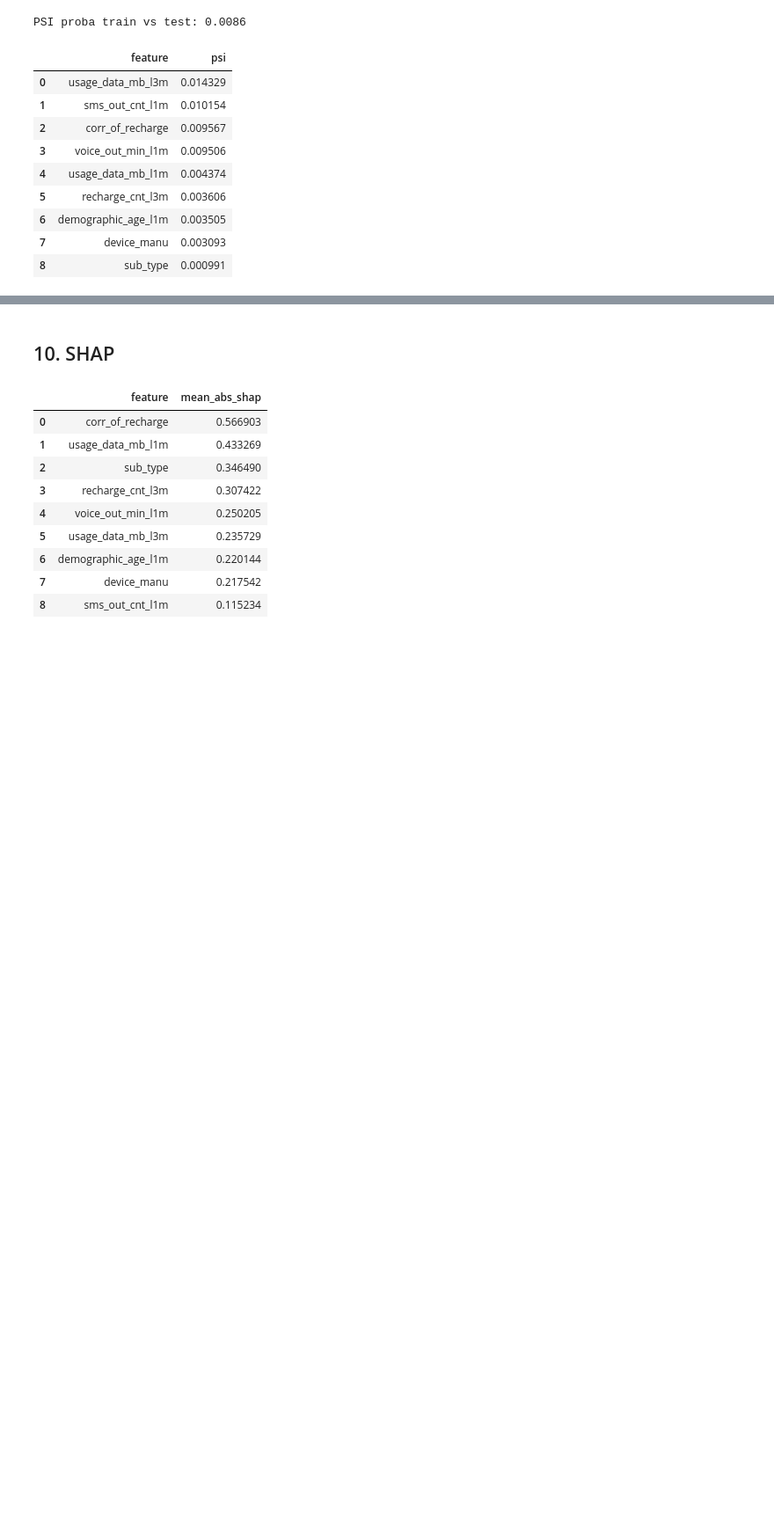
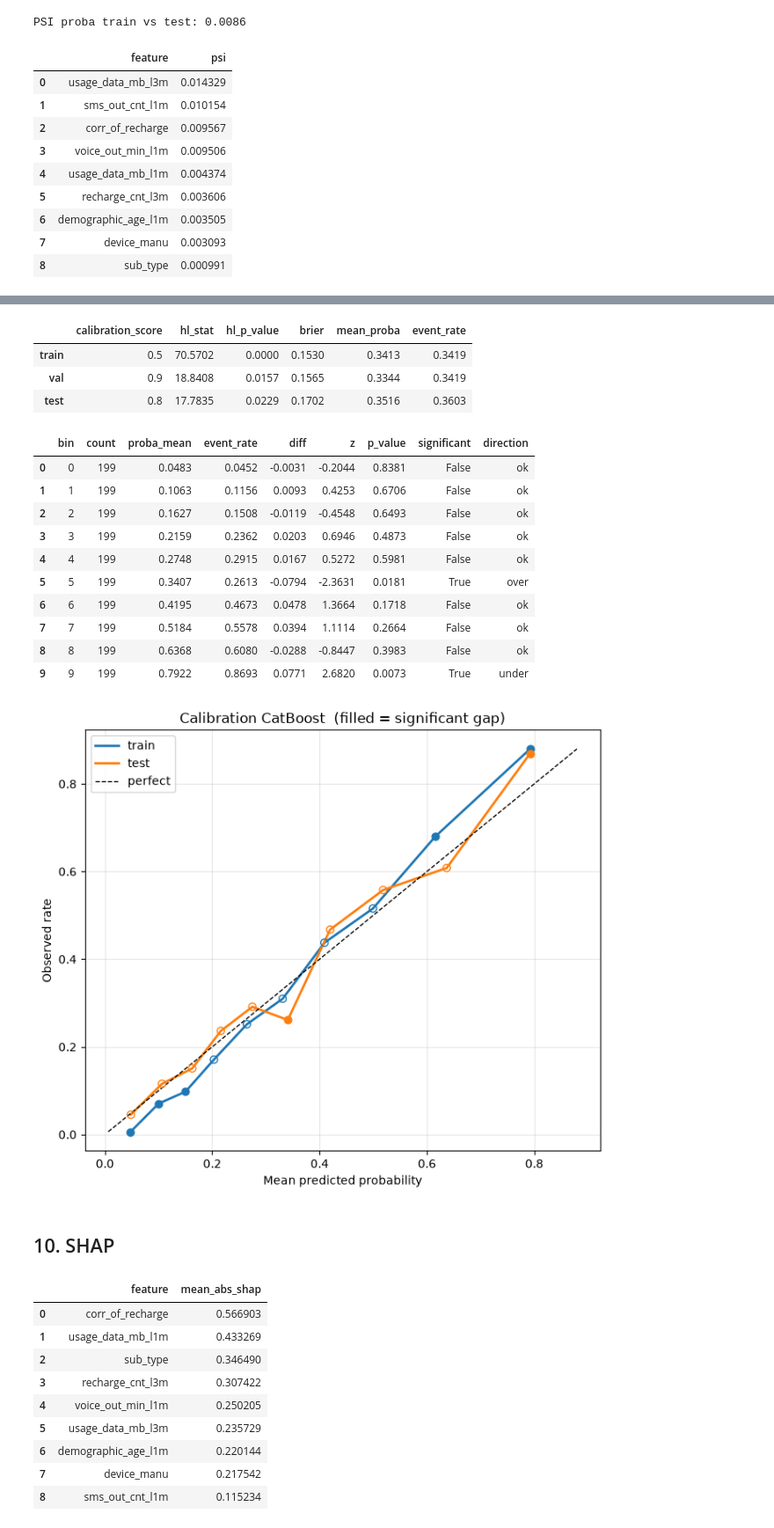
Before and after one commit to huyphan5677/train_model_standard, a Jupyter notebook: notebooks/01_train.ipynb, the cells around one changed output, grey strips where cells are left out. Shown at 88% size. Drawn from its saved outputs; the diff is of its cells as text; code cells hidden in the pictures; blank space fills up the shorter version.

```diff
--- a/notebooks/01_train.ipynb
+++ b/notebooks/01_train.ipynb
@@ -172,11 +220,11 @@ Tắt tiêu chí nào: xoá khỏi `soft_selection.criteria` trong config.
 # %%
 from train_model.feature_selection import SoftFeatureSelector
 
-hard_feats = hard.selected_features_
+stable_feats = stab.selected_features_
 soft = SoftFeatureSelector(cat_cols=CAT_COLS, **cfg.soft_selection)
-soft.fit(train[hard_feats], train[TARGET], val[hard_feats], val[TARGET])
+soft.fit(train[stable_feats], train[TARGET], val[stable_feats], val[TARGET])
 
-print(f"Giữ {len(soft.selected_)}/{len(hard_feats)} features (min_votes={soft.min_votes})")
+print(f"Giữ {len(soft.selected_)}/{len(stable_feats)} features (min_votes={soft.min_votes})")
 soft.votes_.replace({True: "✔", False: ""})
 # %% [output]
 Giữ 10/10 features (min_votes=3)
@@ -304,3 +358,26 @@ PSI proba train vs test: 0.0086
+# %%
+from train_model.evaluation import calibration_summary, calibration_table, plot_calibration
+
+display(pd.DataFrame({n: calibration_summary(splits[n][TARGET], proba[n]) for n in splits}).T.round(4))
+display(calibration_table(test[TARGET], proba["test"]).round(4))
+plot_calibration({n: (splits[n][TARGET], proba[n]) for n in ("train", "test")}, title="Calibration CatBoost");
+# %% [output]
+|  | calibration_score | hl_stat | hl_p_value | brier | mean_proba | event_rate |
+| train | 0.5 | 70.5702 | 0.0000 | 0.1530 | 0.3413 | 0.3419 |
+| val | 0.9 | 18.8408 | 0.0157 | 0.1565 | 0.3344 | 0.3419 |
+| test | 0.8 | 17.7835 | 0.0229 | 0.1702 | 0.3516 | 0.3603 |
+|  | bin | count | proba_mean | event_rate | diff | z | p_value | significant | direction |
+| 0 | 0 | 199 | 0.0483 | 0.0452 | -0.0031 | -0.2044 | 0.8381 | False | ok |
+| 1 | 1 | 199 | 0.1063 | 0.1156 | 0.0093 | 0.4253 | 0.6706 | False | ok |
+| 2 | 2 | 199 | 0.1627 | 0.1508 | -0.0119 | -0.4548 | 0.6493 | False | ok |
+| 3 | 3 | 199 | 0.2159 | 0.2362 | 0.0203 | 0.6946 | 0.4873 | False | ok |
+| 4 | 4 | 199 | 0.2748 | 0.2915 | 0.0167 | 0.5272 | 0.5981 | False | ok |
+| 5 | 5 | 199 | 0.3407 | 0.2613 | -0.0794 | -2.3631 | 0.0181 | True | over |
+| 6 | 6 | 199 | 0.4195 | 0.4673 | 0.0478 | 1.3664 | 0.1718 | False | ok |
+| 7 | 7 | 199 | 0.5184 | 0.5578 | 0.0394 | 1.1114 | 0.2664 | False | ok |
+| 8 | 8 | 199 | 0.6368 | 0.6080 | -0.0288 | -0.8447 | 0.3983 | False | ok |
+| 9 | 9 | 199 | 0.7922 | 0.8693 | 0.0771 | 2.6820 | 0.0073 | True | under |
+[figure, added]
 # %% [markdown]
 ## 10. SHAP
 # %%
```
Also changed, not shown: parts of 9 cells of this notebook, 1 other file.
